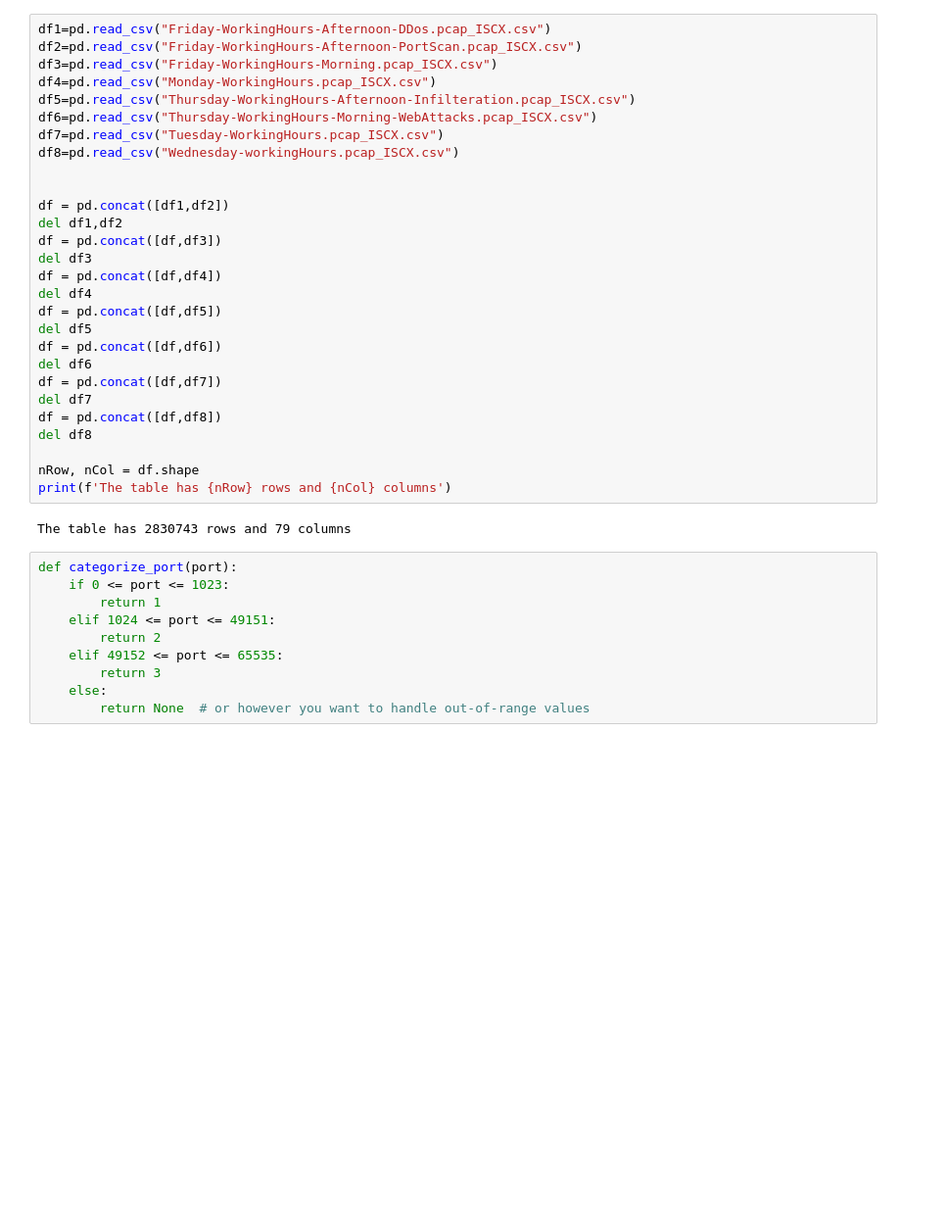
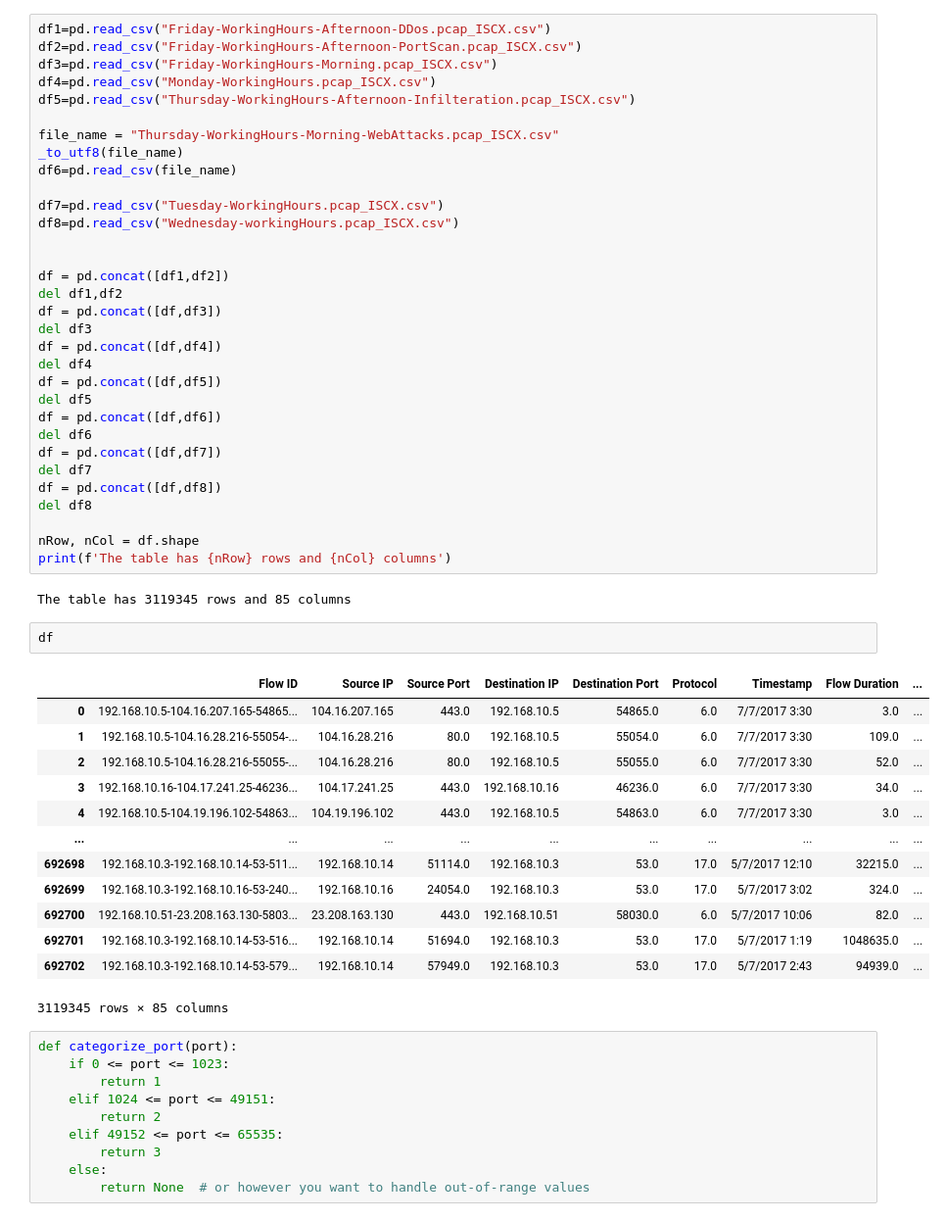
Before and after one commit to punyawat-jar/ML-Based-Adaptive-Cybersecurity-Incident-Detection, a Jupyter notebook: Code_and_model/cic/dataset/Original_dataset-notuse/concat_dataset.ipynb, the cells around one changed output. Shown at 98% size. Drawn from its saved outputs; the diff is of its cells as text; blank space fills up the shorter version.

```diff
--- a/Code_and_model/cic/dataset/Original_dataset-notuse/concat_dataset.ipynb
+++ b/Code_and_model/cic/dataset/Original_dataset-notuse/concat_dataset.ipynb
@@ -15,7 +27,11 @@ df2=pd.read_csv("Friday-WorkingHours-Afternoon-PortScan.pcap_ISCX.csv")
 df3=pd.read_csv("Friday-WorkingHours-Morning.pcap_ISCX.csv")
 df4=pd.read_csv("Monday-WorkingHours.pcap_ISCX.csv")
 df5=pd.read_csv("Thursday-WorkingHours-Afternoon-Infilteration.pcap_ISCX.csv")
-df6=pd.read_csv("Thursday-WorkingHours-Morning-WebAttacks.pcap_ISCX.csv")
+
+file_name = "Thursday-WorkingHours-Morning-WebAttacks.pcap_ISCX.csv"
+_to_utf8(file_name)
+df6=pd.read_csv(file_name)
+
 df7=pd.read_csv("Tuesday-WorkingHours.pcap_ISCX.csv")
 df8=pd.read_csv("Wednesday-workingHours.pcap_ISCX.csv")
 
@@ -38,7 +54,23 @@ del df8
 nRow, nCol = df.shape
 print(f'The table has {nRow} rows and {nCol} columns')
 # %% [output]
-The table has 2830743 rows and 79 columns
+The table has 3119345 rows and 85 columns
+# %%
+df
+# %% [output]
+|  | Flow ID | Source IP | Source Port | Destination IP | Destination Port | Protocol | Timestamp | Flow Duration | ... |
+| 0 | 192.168.10.5-104.16.207.165-54865... | 104.16.207.165 | 443.0 | 192.168.10.5 | 54865.0 | 6.0 | 7/7/2017 3:30 | 3.0 | ... |
+| 1 | 192.168.10.5-104.16.28.216-55054-... | 104.16.28.216 | 80.0 | 192.168.10.5 | 55054.0 | 6.0 | 7/7/2017 3:30 | 109.0 | ... |
+| 2 | 192.168.10.5-104.16.28.216-55055-... | 104.16.28.216 | 80.0 | 192.168.10.5 | 55055.0 | 6.0 | 7/7/2017 3:30 | 52.0 | ... |
+| 3 | 192.168.10.16-104.17.241.25-46236... | 104.17.241.25 | 443.0 | 192.168.10.16 | 46236.0 | 6.0 | 7/7/2017 3:30 | 34.0 | ... |
+| 4 | 192.168.10.5-104.19.196.102-54863... | 104.19.196.102 | 443.0 | 192.168.10.5 | 54863.0 | 6.0 | 7/7/2017 3:30 | 3.0 | ... |
+| ... | ... | ... | ... | ... | ... | ... | ... | ... | ... |
+| 692698 | 192.168.10.3-192.168.10.14-53-511... | 192.168.10.14 | 51114.0 | 192.168.10.3 | 53.0 | 17.0 | 5/7/2017 12:10 | 32215.0 | ... |
+| 692699 | 192.168.10.3-192.168.10.16-53-240... | 192.168.10.16 | 24054.0 | 192.168.10.3 | 53.0 | 17.0 | 5/7/2017 3:02 | 324.0 | ... |
+| 692700 | 192.168.10.51-23.208.163.130-5803... | 23.208.163.130 | 443.0 | 192.168.10.51 | 58030.0 | 6.0 | 5/7/2017 10:06 | 82.0 | ... |
+| 692701 | 192.168.10.3-192.168.10.14-53-516... | 192.168.10.14 | 51694.0 | 192.168.10.3 | 53.0 | 17.0 | 5/7/2017 1:19 | 1048635.0 | ... |
+| 692702 | 192.168.10.3-192.168.10.14-53-579... | 192.168.10.14 | 57949.0 | 192.168.10.3 | 53.0 | 17.0 | 5/7/2017 2:43 | 94939.0 | ... |
+3119345 rows × 85 columns
 # %%
 def categorize_port(port):
     if 0 <= port <= 1023:
```
Also changed, not shown: parts of 5 cells of this notebook, 7 other files.
